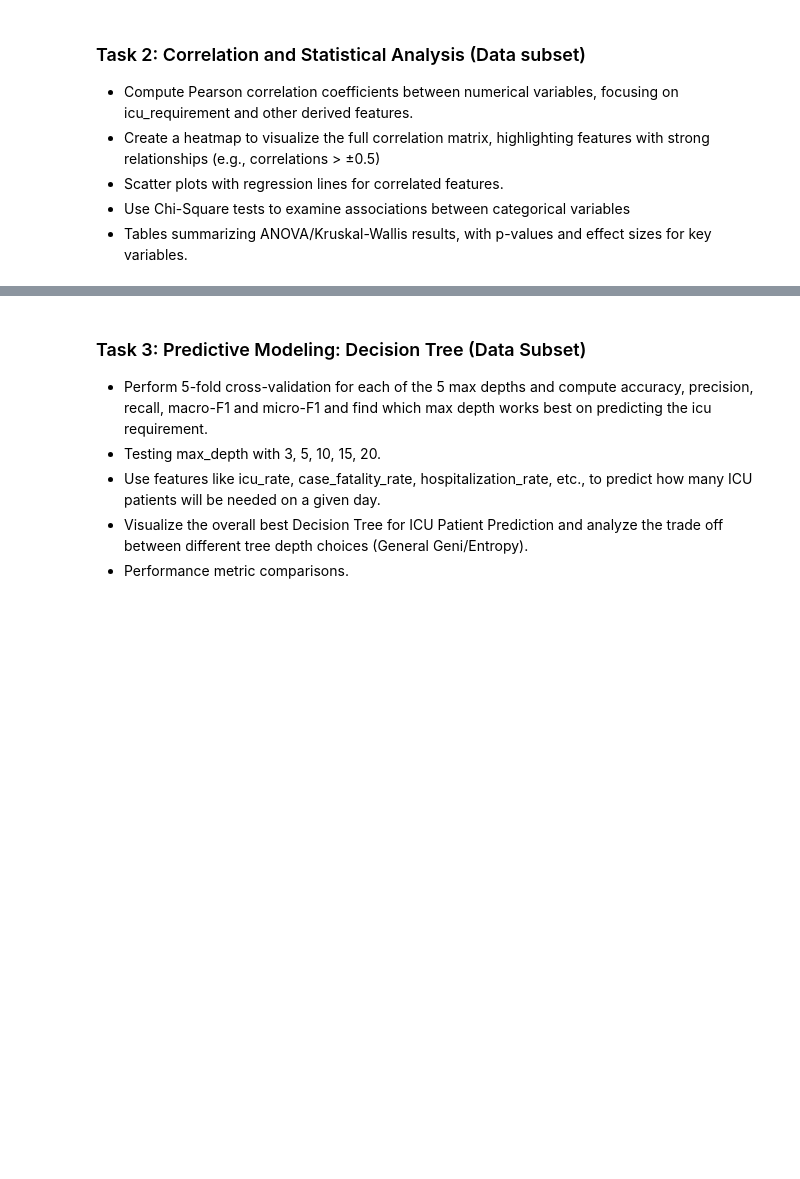
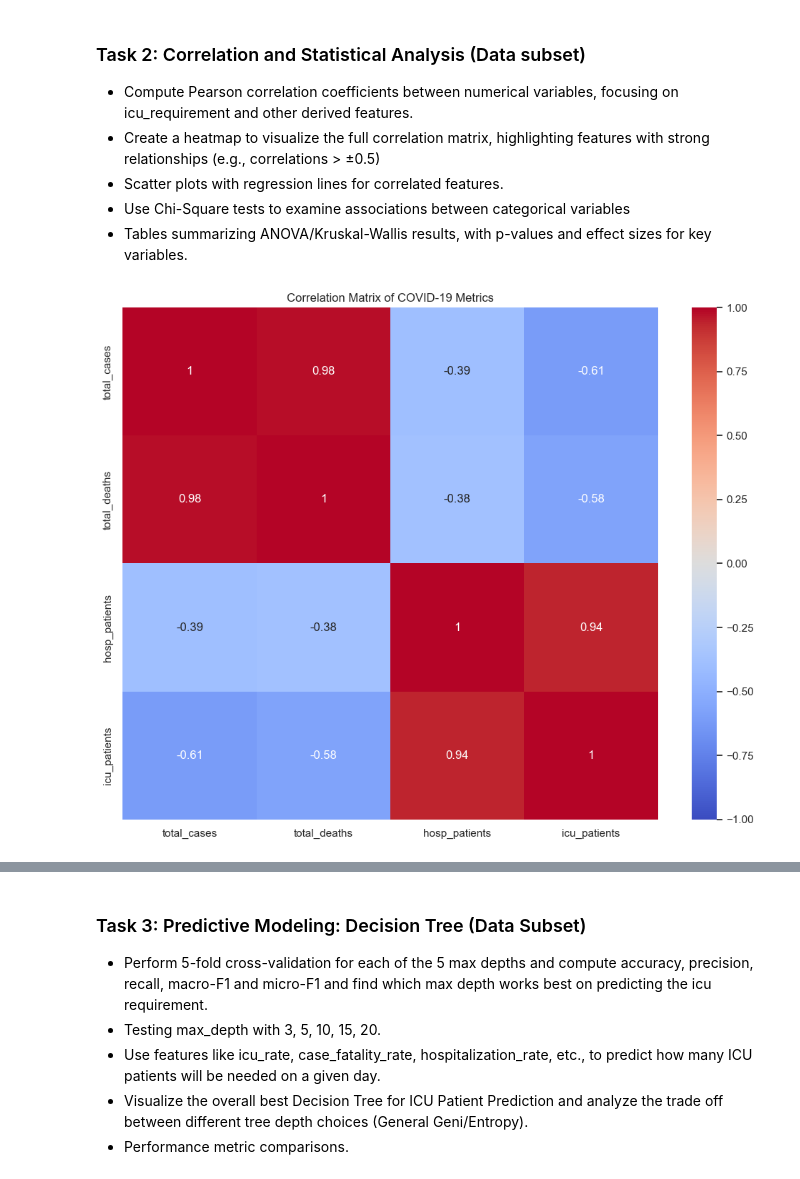
Before and after one commit to nam97viet/COSC3337_GroupProject, a Jupyter notebook: main.ipynb, the cells around one changed output, grey strips where cells are left out. Cells and saved outputs as stored; diff of their text form; code cells hidden in the pictures; blank space fills up the shorter version.

```diff
--- a/main.ipynb
+++ b/main.ipynb
@@ -69,0 +156,92 @@ Hello
+# %%
+#Code for task 2
+# Import additional required libraries
+from scipy import stats
+import statsmodels.api as sm
+from scipy.stats import chi2_contingency, f_oneway, kruskal
+
+# Select numerical columns for correlation analysis
+numeric_cols = ['total_cases', 'total_deaths', 'hosp_patients', 'icu_patients']
+
+# Compute correlation matrix
+correlation_matrix = df[numeric_cols].corr()
+
+# Create correlation heatmap
+plt.figure(figsize=(10, 8))
+sns.heatmap(correlation_matrix,
+            annot=True,
+            cmap='coolwarm',
+            vmin=-1,
+            vmax=1,
+            center=0)
+plt.title('Correlation Matrix of COVID-19 Metrics')
+plt.tight_layout()
+plt.show()
+
+# Create scatter plots for highly correlated features
+plt.figure(figsize=(15, 5))
+
+# Scatter plot: Total Cases vs Total Deaths
+plt.subplot(1, 3, 1)
+sns.regplot(data=df, x='total_cases', y='total_deaths', scatter_kws={'alpha':0.5})
+plt.title('Total Cases vs Total Deaths')
+
+# Scatter plot: Total Cases vs Hospitalized Patients
+plt.subplot(1, 3, 2)
+sns.regplot(data=df, x='total_cases', y='hosp_patients', scatter_kws={'alpha':0.5})
+plt.title('Total Cases vs Hospitalized Patients')
+
+# Scatter plot: Hospitalized Patients vs ICU Patients
+plt.subplot(1, 3, 3)
+sns.regplot(data=df, x='hosp_patients', y='icu_patients', scatter_kws={'alpha':0.5})
+plt.title('Hospitalized vs ICU Patients')
+
+plt.tight_layout()
+plt.show()
+
+# Statistical Tests
+print("\nStatistical Analysis Results:")
+print("-" * 50)
+
+# Create binary categories for chi-square test
+df['high_cases'] = df['total_cases'] > df['total_cases'].median()
+df['high_deaths'] = df['total_deaths'] > df['total_deaths'].median()
+
+# Chi-square test
+contingency_table = pd.crosstab(df['high_cases'], df['high_deaths'])
+chi2, p_value, dof, expected = chi2_contingency(contingency_table)
+print(f"Chi-square test (High Cases vs High Deaths):")
+print(f"Chi-square statistic: {chi2:.2f}")
+print(f"p-value: {p_value:.4f}")
+
+# ANOVA test
+# Group data by quarters for comparison
+df['quarter'] = pd.PeriodIndex(df['date'], freq='Q')
+groups = [group['icu_patients'].dropna() for name, group in df.groupby('quarter')]
+f_stat, anova_p = f_oneway(*groups)
+
+print("\nANOVA test (ICU Patients across quarters):")
+print(f"F-statistic: {f_stat:.2f}")
+print(f"p-value: {anova_p:.4f}")
+
+# Kruskal-Wallis H-test
+h_stat, kw_p = kruskal(*groups)
+print("\nKruskal-Wallis test (ICU Patients across quarters):")
+print(f"H-statistic: {h_stat:.2f}")
+print(f"p-value: {kw_p:.4f}")
+
+# Effect size (Eta-squared) for ANOVA
+def calculate_eta_squared(groups):
+    all_values = np.concatenate(groups)
+    grand_mean = np.mean(all_values)
+    n = len(all_values)
+
+    ss_between = sum(len(g) * (np.mean(g) - grand_mean)**2 for g in groups)
+    ss_total = sum((x - grand_mean)**2 for x in all_values)
+
+    return ss_between / ss_total
+
+eta_squared = calculate_eta_squared(groups)
+print(f"\nEffect size (Eta-squared): {eta_squared:.4f}")
+# %% [output]
+[figure, added]
```
Also changed, not shown: parts of 6 cells of this notebook.
